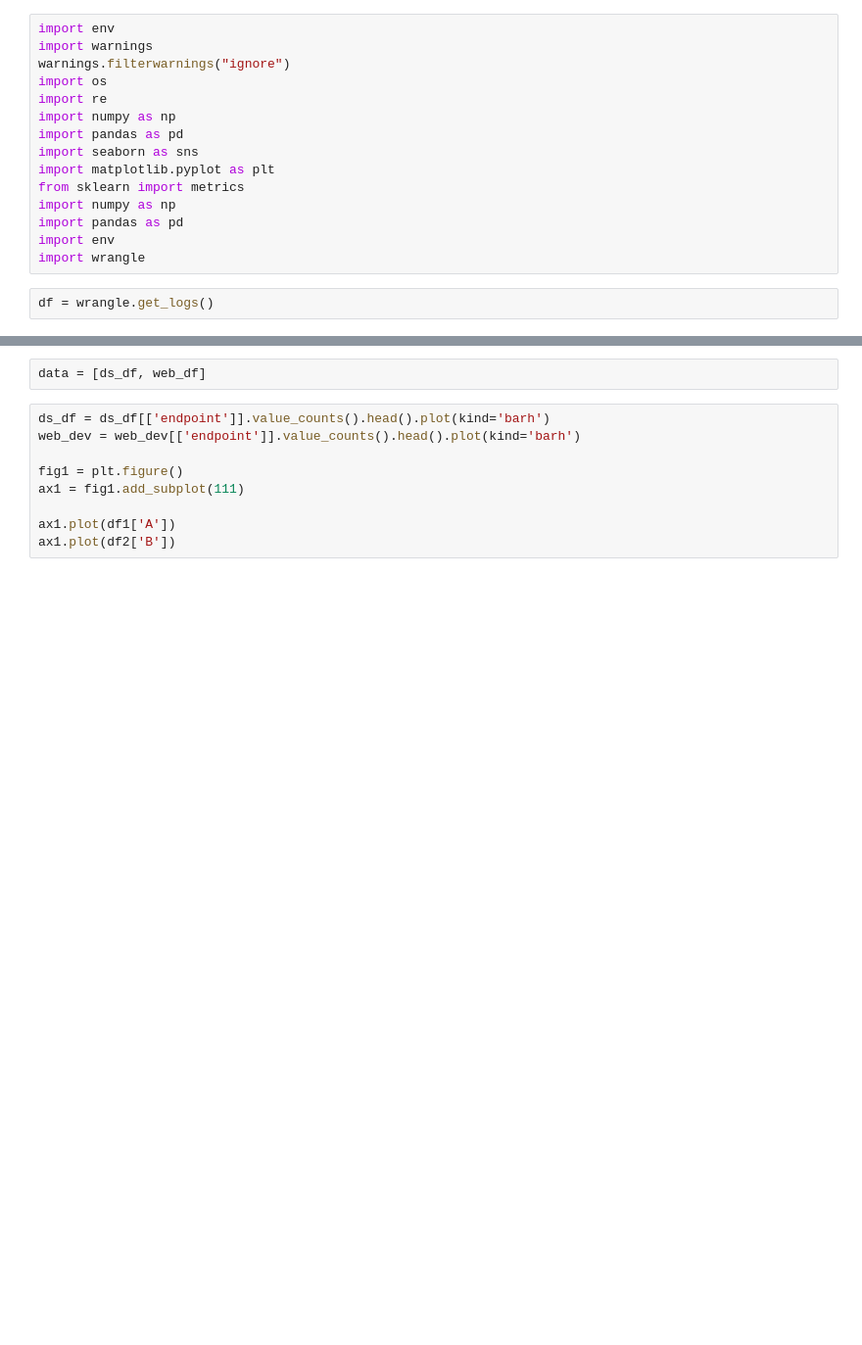
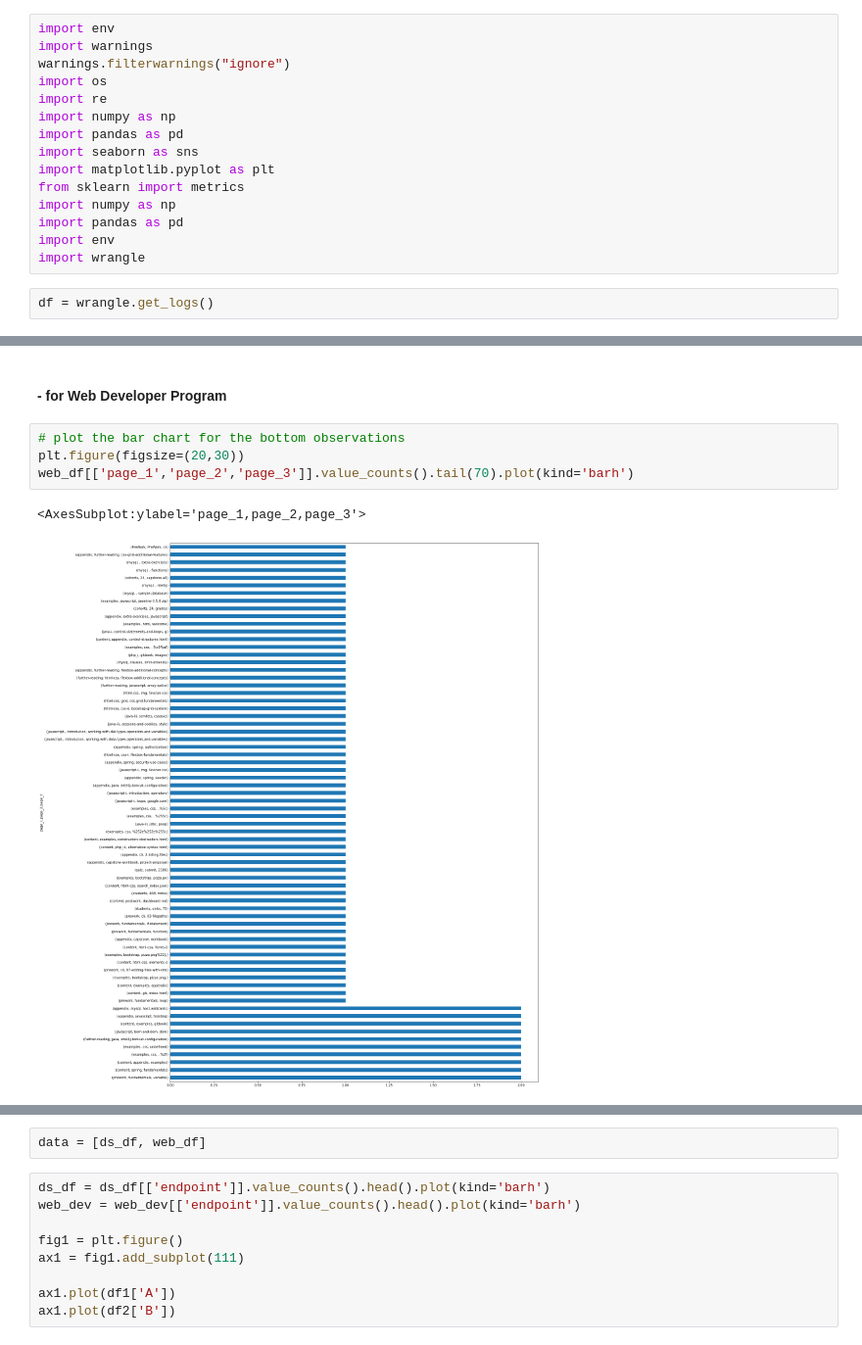
Before and after one commit to Team-Ferret-Kalpana/Logs_archive, a Jupyter notebook: Anomaly_Detection_Report.ipynb, the cells around one changed output, grey strips where cells are left out. Shown at 98% size. Drawn from its saved outputs; the diff is of its cells as text; blank space fills up the shorter version.

```diff
--- a/Anomaly_Detection_Report.ipynb
+++ b/Anomaly_Detection_Report.ipynb
@@ -40,0 +142,9 @@ df.head()
+# %% [markdown]
+#### - for Web Developer Program
+# %%
+# plot the bar chart for the bottom observations
+plt.figure(figsize=(20,30))
+web_df[['page_1','page_2','page_3']].value_counts().tail(70).plot(kind='barh')
+# %% [output]
+<AxesSubplot:ylabel='page_1,page_2,page_3'>
+[figure, added]
```
Also changed, not shown: parts of 26 cells of this notebook.
